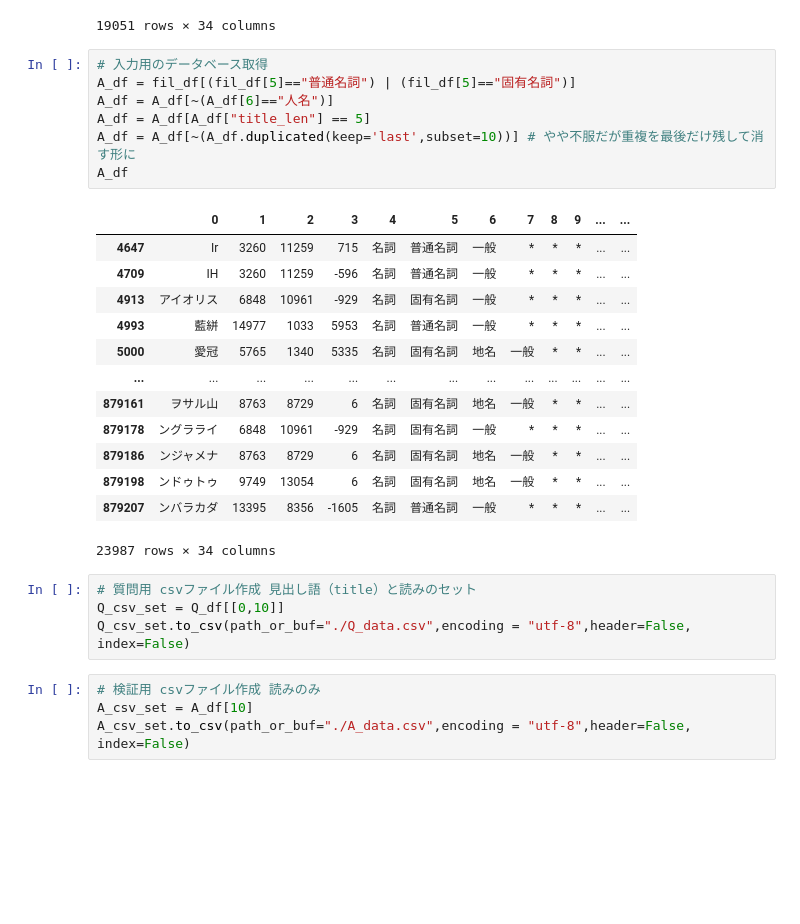
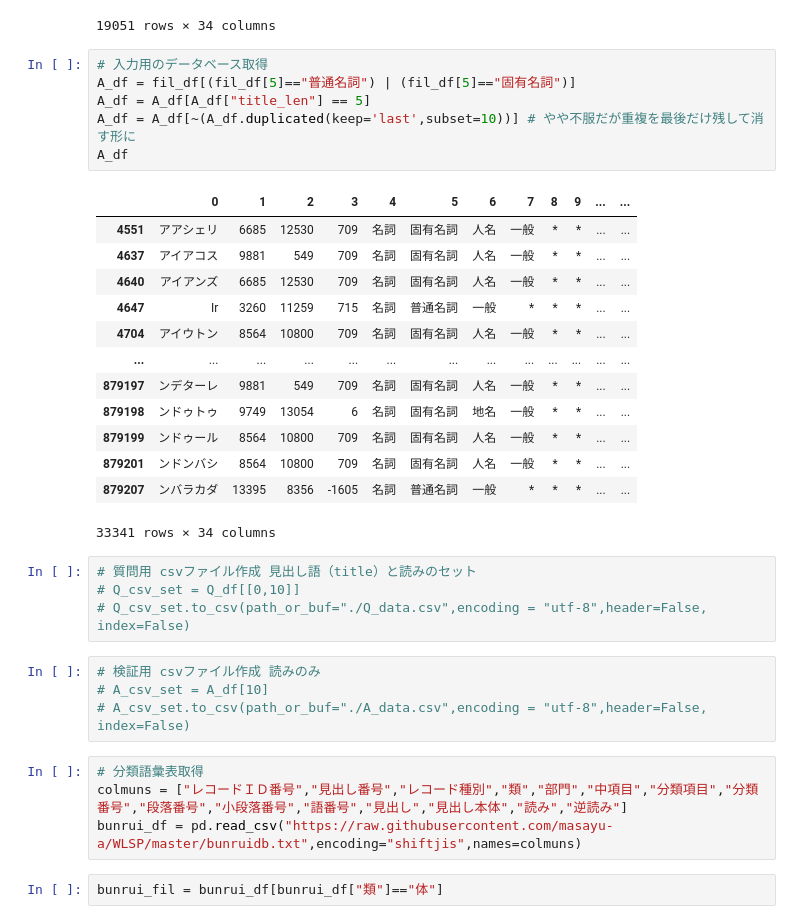
Before and after one commit to plumchloride/tango, a Jupyter notebook: filtering/tango_filter.ipynb, the cells around one changed output. Cells and saved outputs as stored; diff of their text form; blank space fills up the shorter version.

```diff
--- a/filtering/tango_filter.ipynb
+++ b/filtering/tango_filter.ipynb
@@ -158,29 +158,34 @@ Q_df
 # %%
 # 入力用のデータベース取得
 A_df = fil_df[(fil_df[5]=="普通名詞") | (fil_df[5]=="固有名詞")]
-A_df = A_df[~(A_df[6]=="人名")]
 A_df = A_df[A_df["title_len"] == 5]
 A_df = A_df[~(A_df.duplicated(keep='last',subset=10))] # やや不服だが重複を最後だけ残して消す形に
 A_df
 # %% [output]
 |  | 0 | 1 | 2 | 3 | 4 | 5 | 6 | 7 | 8 | 9 | ... | ... |
+| 4551 | アアシェリ | 6685 | 12530 | 709 | 名詞 | 固有名詞 | 人名 | 一般 | * | * | ... | ... |
+| 4637 | アイアコス | 9881 | 549 | 709 | 名詞 | 固有名詞 | 人名 | 一般 | * | * | ... | ... |
+| 4640 | アイアンズ | 6685 | 12530 | 709 | 名詞 | 固有名詞 | 人名 | 一般 | * | * | ... | ... |
 | 4647 | Ir | 3260 | 11259 | 715 | 名詞 | 普通名詞 | 一般 | * | * | * | ... | ... |
-| 4709 | IH | 3260 | 11259 | -596 | 名詞 | 普通名詞 | 一般 | * | * | * | ... | ... |
-| 4913 | アイオリス | 6848 | 10961 | -929 | 名詞 | 固有名詞 | 一般 | * | * | * | ... | ... |
-| 4993 | 藍絣 | 14977 | 1033 | 5953 | 名詞 | 普通名詞 | 一般 | * | * | * | ... | ... |
-| 5000 | 愛冠 | 5765 | 1340 | 5335 | 名詞 | 固有名詞 | 地名 | 一般 | * | * | ... | ... |
+| 4704 | アイウトン | 8564 | 10800 | 709 | 名詞 | 固有名詞 | 人名 | 一般 | * | * | ... | ... |
 | ... | ... | ... | ... | ... | ... | ... | ... | ... | ... | ... | ... | ... |
-| 879161 | ヲサル山 | 8763 | 8729 | 6 | 名詞 | 固有名詞 | 地名 | 一般 | * | * | ... | ... |
-| 879178 | ングラライ | 6848 | 10961 | -929 | 名詞 | 固有名詞 | 一般 | * | * | * | ... | ... |
-| 879186 | ンジャメナ | 8763 | 8729 | 6 | 名詞 | 固有名詞 | 地名 | 一般 | * | * | ... | ... |
+| 879197 | ンデターレ | 9881 | 549 | 709 | 名詞 | 固有名詞 | 人名 | 一般 | * | * | ... | ... |
 | 879198 | ンドゥトゥ | 9749 | 13054 | 6 | 名詞 | 固有名詞 | 地名 | 一般 | * | * | ... | ... |
+| 879199 | ンドゥール | 8564 | 10800 | 709 | 名詞 | 固有名詞 | 人名 | 一般 | * | * | ... | ... |
+| 879201 | ンドンバシ | 8564 | 10800 | 709 | 名詞 | 固有名詞 | 人名 | 一般 | * | * | ... | ... |
 | 879207 | ンバラカダ | 13395 | 8356 | -1605 | 名詞 | 普通名詞 | 一般 | * | * | * | ... | ... |
-23987 rows × 34 columns
+33341 rows × 34 columns
 # %%
 # 質問用 csvファイル作成 見出し語（title）と読みのセット
-Q_csv_set = Q_df[[0,10]]
-Q_csv_set.to_csv(path_or_buf="./Q_data.csv",encoding = "utf-8",header=False, index=False)
+# Q_csv_set = Q_df[[0,10]]
+# Q_csv_set.to_csv(path_or_buf="./Q_data.csv",encoding = "utf-8",header=False, index=False)
 # %%
 # 検証用 csvファイル作成 読みのみ
-A_csv_set = A_df[10]
-A_csv_set.to_csv(path_or_buf="./A_data.csv",encoding = "utf-8",header=False, index=False)
+# A_csv_set = A_df[10]
+# A_csv_set.to_csv(path_or_buf="./A_data.csv",encoding = "utf-8",header=False, index=False)
+# %%
+# 分類語彙表取得
+colmuns = ["レコードＩＤ番号","見出し番号","レコード種別","類","部門","中項目","分類項目","分類番号","段落番号","小段落番号","語番号","見出し","見出し本体","読み","逆読み"]
+bunrui_df = pd.read_csv("https://raw.githubusercontent.com/masayu-a/WLSP/master/bunruidb.txt",encoding="shiftjis",names=colmuns)
+# %%
+bunrui_fil = bunrui_df[bunrui_df["類"]=="体"]
```
Also changed, not shown: parts of 10 cells of this notebook, 9 other files.
